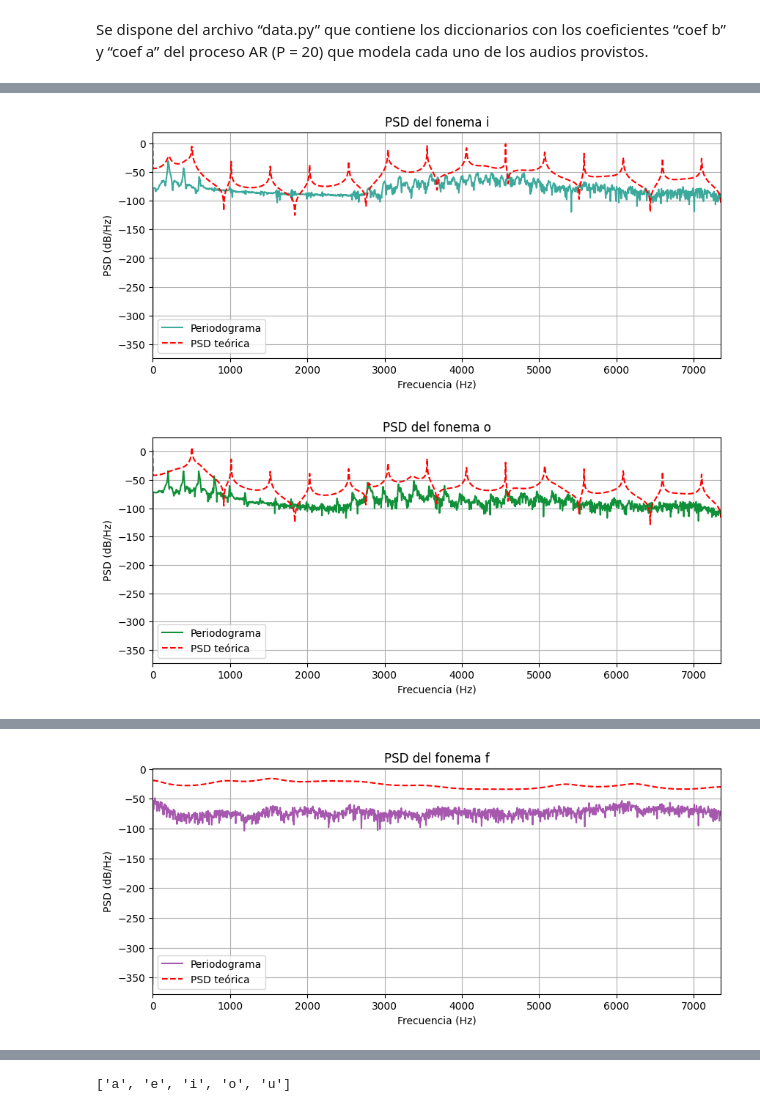
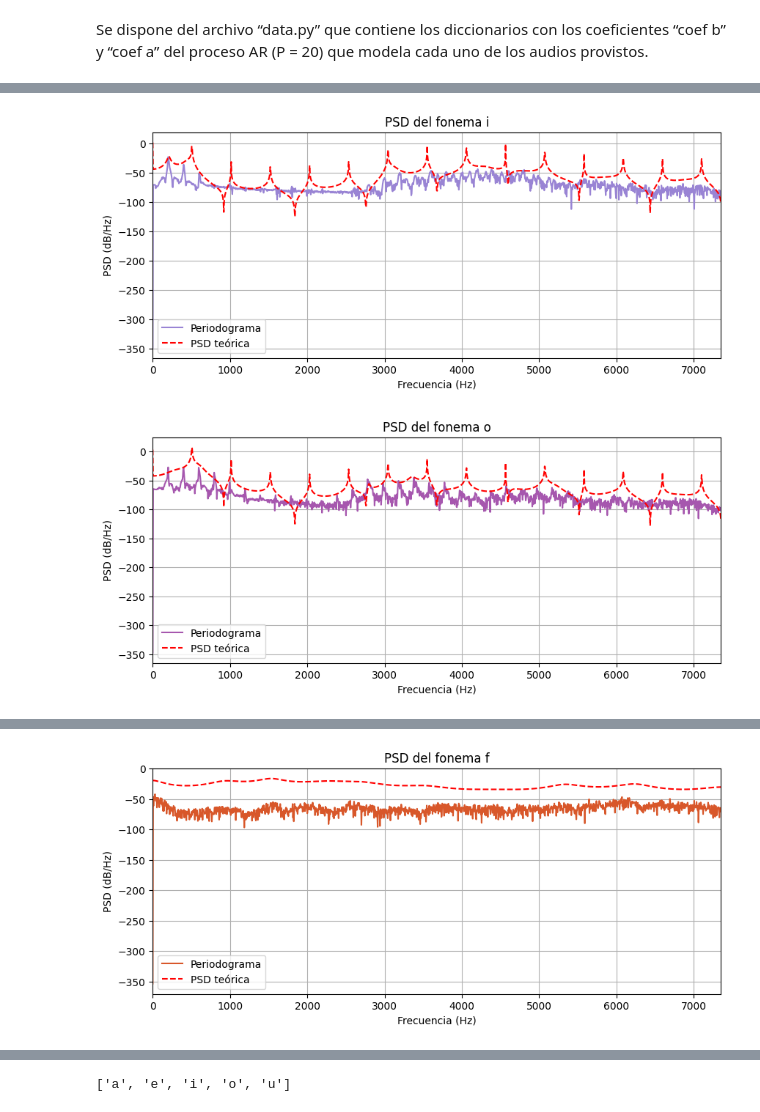
Before and after one commit to belubeluga/Sintetizacion-de-Fonemas-mediante-Modelo-AR, a Jupyter notebook: Ejercicio1.ipynb, the cells around one changed output, grey strips where cells are left out. Saved outputs shown, nothing was run; the diff lists cells and outputs as text; code cells hidden in the pictures.

Commit message:
otra elección de colores + todo (a corregir)

```diff
--- a/Ejercicio1.ipynb
+++ b/Ejercicio1.ipynb
@@ -19,10 +19,12 @@ provistos.
 fs = 14700 # tomamos 14700 muestras por segundo de nuestra grabacion
 #asumimos procesos estacionarios
 colors2 = ['#1D452E', '#3685B5', '#73A580', '#3BA99C', '#7EBCE6']
-colors = [ "#011936", "#3685B5",  "#3BA99C",  "#109139", "#033312", "#8C1A6A", "#A657AE", "#A71D31", "#804E49"]
-
+colors3 = [ "#011936", "#3685B5",  "#3BA99C",  "#109139", "#033312", "#8C1A6A", "#A657AE", "#A71D31", "#804E49"]
+colors4 = ["#000100", "#230C33", "#592E83", "#9984D4", "#CAA8F5", "#C32F27", "#D8572A", "#DB7C26", "#F7B538"]
+colors44 = ["#C32F27", "#D8572A", "#DB7C26", "#F7B538", "#FFC971", "#8C1A6A", "#A657AE", "#230C33", "#592E83"]
+colors=[ "#230C33", "#592E83", "#9984D4", "#A657AE", "#8C1A6A", "#C32F27", "#D8572A", "#DB7C26", "#F7B538"]
 """
-
+FFC971
 fríos (azules/ verdes): "#011936", "#465362", "#3685B5", "#9FC490", "#3BA99C",
 rosas: "#8C1A6A", "#A657AE", "#A71D31", "#804E49"
 """
@@ -95,7 +97,7 @@ for i in range(len(fonemas)):
 # %%
 for i, tramo in enumerate(tramos):
     fonema = fonemas[i]
-    f, Pxx = periodogram(tramo, fs, scaling='density')
+    f, Pxx = periodogram(tramo, fs, scaling='spectrum')
     plt.figure(figsize=(10, 4))
     plt.plot(f, 10 * np.log10(Pxx), label="Periodograma", color=colors[i])
 
@@ -128,2 +130,2 @@ for i, tramo in enumerate(tramos):
-[figure, old version]
+[figure, new version]
-[figure, old version]
+[figure, new version]
@@ -132 +134 @@ for i, tramo in enumerate(tramos):
-[figure, old version]
+[figure, new version]
```
Also changed, not shown: parts of 5 cells of this notebook.
